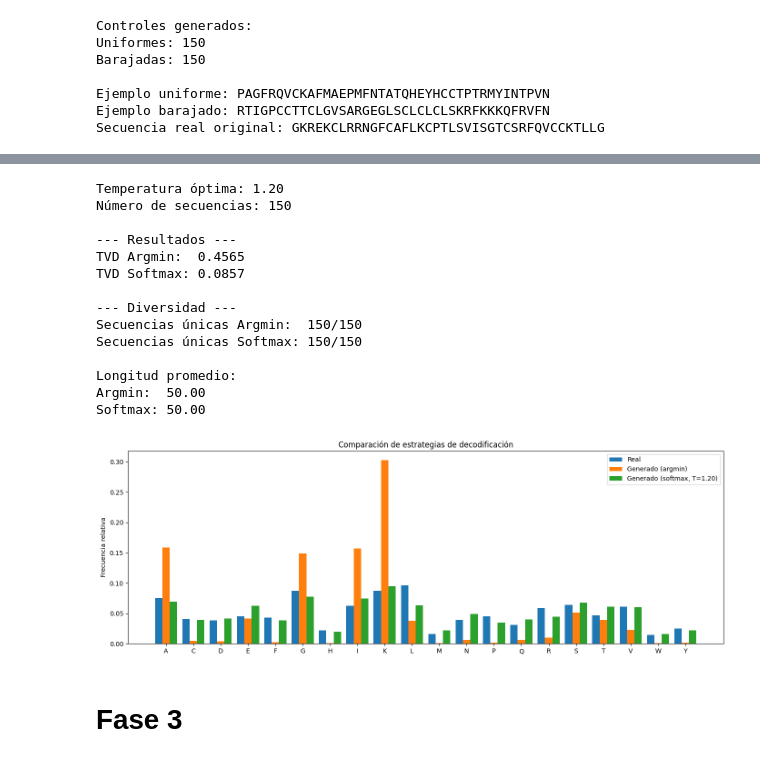
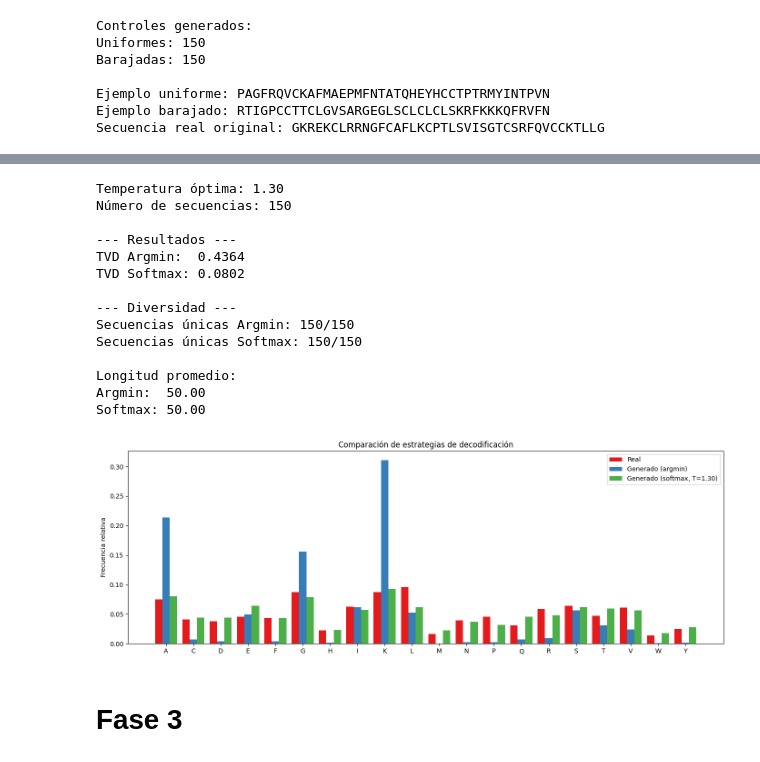
Before and after one commit to Nikolexion/GenerativeDeepLearning, a Jupyter notebook: GDL.ipynb, the cells around one changed output, grey strips where cells are left out. Drawn from its saved outputs; the diff is of its cells as text; code cells hidden in the pictures.

```diff
--- a/GDL.ipynb
+++ b/GDL.ipynb
@@ -1212,27 +1271,44 @@ KGGILCIYQTGQFRKYRKMIIDVCINEVVNSSFIENASETSAGGGSVDHI
 # %%
-# 32
-# Comparación argmin vs muestreo
+# @title
+# 40
+# Comparación Argmin vs Softmax con dropout desactivado
+
+# Restaurar modelo baseline con Rounding Loss
+embedding_layer.load_state_dict(modelo_base["embedding"])
+denoise_net.load_state_dict(modelo_base["denoise_net"])
+
+# Modo evaluación
+embedding_layer.eval()
 denoise_net.eval()
 
+# Configuración
 N = 150
-T_OPT = df_tvd.loc[idx_min, "temperatura"]
+T_OPT = 1.3
+SEED = 42
+
+# Fijar semilla
+torch.manual_seed(SEED)
+if torch.cuda.is_available():
+    torch.cuda.manual_seed_all(SEED)
 
 # Generar una única muestra de embeddings
-muestras = generar(n_muestras=N)
+with torch.no_grad():
+    muestras = generar(n_muestras=N)
 
-# Decodificar con ambas estrategias
+# Decodificar los mismos embeddings con ambos métodos
 secs_argmin = decodificar_embeddings(muestras)
+
 secs_softmax = decodificar_embeddings_softmax(
     muestras,
     temperatura=T_OPT
 )
 
-# Calcular composiciones
+# Composiciones
 comp_real = composicion(df_final["sequence"].tolist())
 comp_argmin = composicion(secs_argmin)
 comp_softmax = composicion(secs_softmax)
 
-# Calcular distancia de variación total (TVD)
+# TVD
 def calcular_tvd(comp1, comp2):
     return sum(
         abs(comp1[aa] - comp2[aa])
@@ -1242,7 +1318,7 @@ def calcular_tvd(comp1, comp2):
 tvd_argmin = calcular_tvd(comp_real, comp_argmin)
 tvd_softmax = calcular_tvd(comp_real, comp_softmax)
 
-# Resumen
+# Resultados
 print(f"Temperatura óptima: {T_OPT:.2f}")
 print(f"Número de secuencias: {N}")
 
@@ -1251,15 +1327,18 @@ print(f"TVD Argmin:  {tvd_argmin:.4f}")
 print(f"TVD Softmax: {tvd_softmax:.4f}")
 
 print("\n--- Diversidad ---")
-print(f"Secuencias únicas Argmin:  {len(set(secs_argmin))}/{N}")
+print(f"Secuencias únicas Argmin: {len(set(secs_argmin))}/{N}")
 print(f"Secuencias únicas Softmax: {len(set(secs_softmax))}/{N}")
 
 print("\nLongitud promedio:")
 print(f"Argmin:  {np.mean([len(s) for s in secs_argmin]):.2f}")
 print(f"Softmax: {np.mean([len(s) for s in secs_softmax]):.2f}")
 
-# Visualización
+# Figura comparativa
 fig, ax = plt.subplots(figsize=(14, 5))
+
+cmap = plt.get_cmap('Set1')
+colores = [cmap(i) for i in range(3)]
 
 x = np.arange(len(AMINOACIDOS))
 width = 0.27
@@ -1268,52 +1347,55 @@ ax.bar(
     x - width,
     [comp_real[aa] for aa in AMINOACIDOS],
     width,
-    label="Real"
+    label="Real",
+    color=colores[0]
 )
 
 ax.bar(
     x,
     [comp_argmin[aa] for aa in AMINOACIDOS],
     width,
-    label="Generado (argmin)"
+    label="Generado (argmin)",
+    color=colores[1]
 )
 
 ax.bar(
     x + width,
     [comp_softmax[aa] for aa in AMINOACIDOS],
     width,
-    label=f"Generado (softmax, T={T_OPT:.2f})"
+    label=f"Generado (softmax, T={T_OPT:.2f})",
+    color=colores[2]
 )
 
 ax.set_xticks(x)
 ax.set_xticklabels(list(AMINOACIDOS))
 ax.set_ylabel("Frecuencia relativa")
 ax.set_title("Comparación de estrategias de decodificación")
 ax.legend()
 
 plt.tight_layout()
 plt.savefig(
     f"{PROC_DIR}/comparacion_argmin_softmax.png",
     dpi=200,
     bbox_inches="tight"
 )
 plt.show()
 # %% [output]
-Temperatura óptima: 1.20
+Temperatura óptima: 1.30
 Número de secuencias: 150
 
 --- Resultados ---
-TVD Argmin:  0.4565
-TVD Softmax: 0.0857
+TVD Argmin:  0.4364
+TVD Softmax: 0.0802
 
 --- Diversidad ---
-Secuencias únicas Argmin:  150/150
+Secuencias únicas Argmin: 150/150
 Secuencias únicas Softmax: 150/150
 
 Longitud promedio:
 Argmin:  50.00
 Softmax: 50.00
-[figure, old version]
+[figure, new version]
 # %% [markdown]
 # Fase 3
 # %%
```
Also changed, not shown: parts of 29 cells of this notebook.
